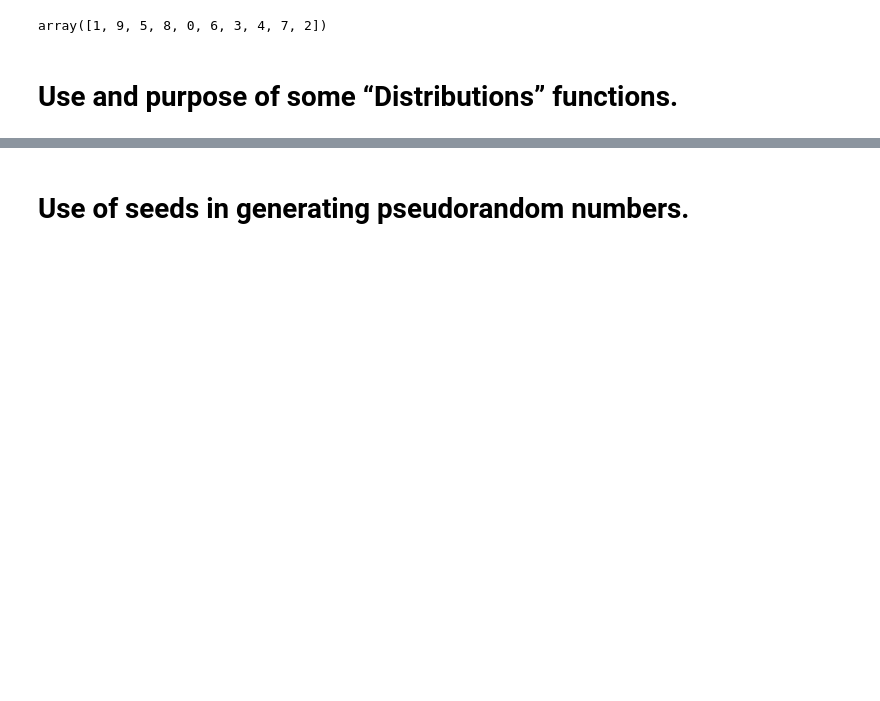
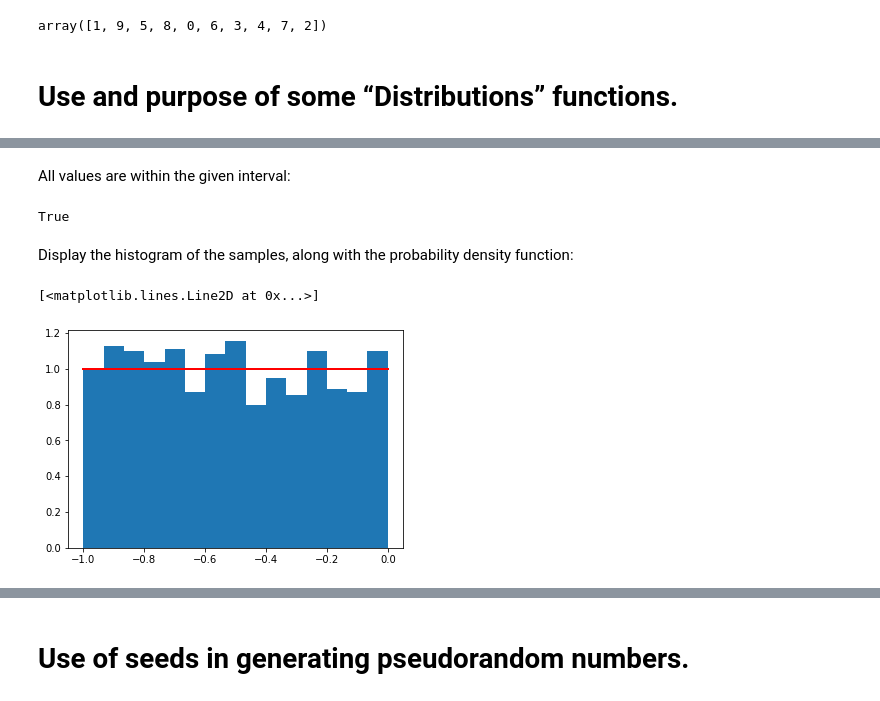
Before and after one commit to Katylub/Programing-Data-Analysis--Assignment, a Jupyter notebook: Numpy.Random-Package.ipynb, the cells around one changed output, grey strips where cells are left out. Cells and saved outputs as stored; diff of their text form; code cells hidden in the pictures; blank space fills up the shorter version.

```diff
--- a/Numpy.Random-Package.ipynb
+++ b/Numpy.Random-Package.ipynb
@@ -118,0 +127,17 @@ h = plt.hist(np.random.triangular(-3, 0, 8, 100000), bins=200, density=True)
+# %%
+s = np.random.uniform(-1,0,1000)
+# %% [markdown]
+All values are within the given interval:
+# %%
+np.all(s >= -1)
+np.all(s < 0)
+# %% [output]
+True
+# %% [markdown]
+Display the histogram of the samples, along with the probability density function:
+# %%
+count, bins, ignored = plt.hist(s, 15, density=True)
+plt.plot(bins, np.ones_like(bins), linewidth=2, color='r')
+# %% [output]
+[<matplotlib.lines.Line2D at 0x...>]
+[figure, added]
```
Also changed, not shown: parts of 9 cells of this notebook.
